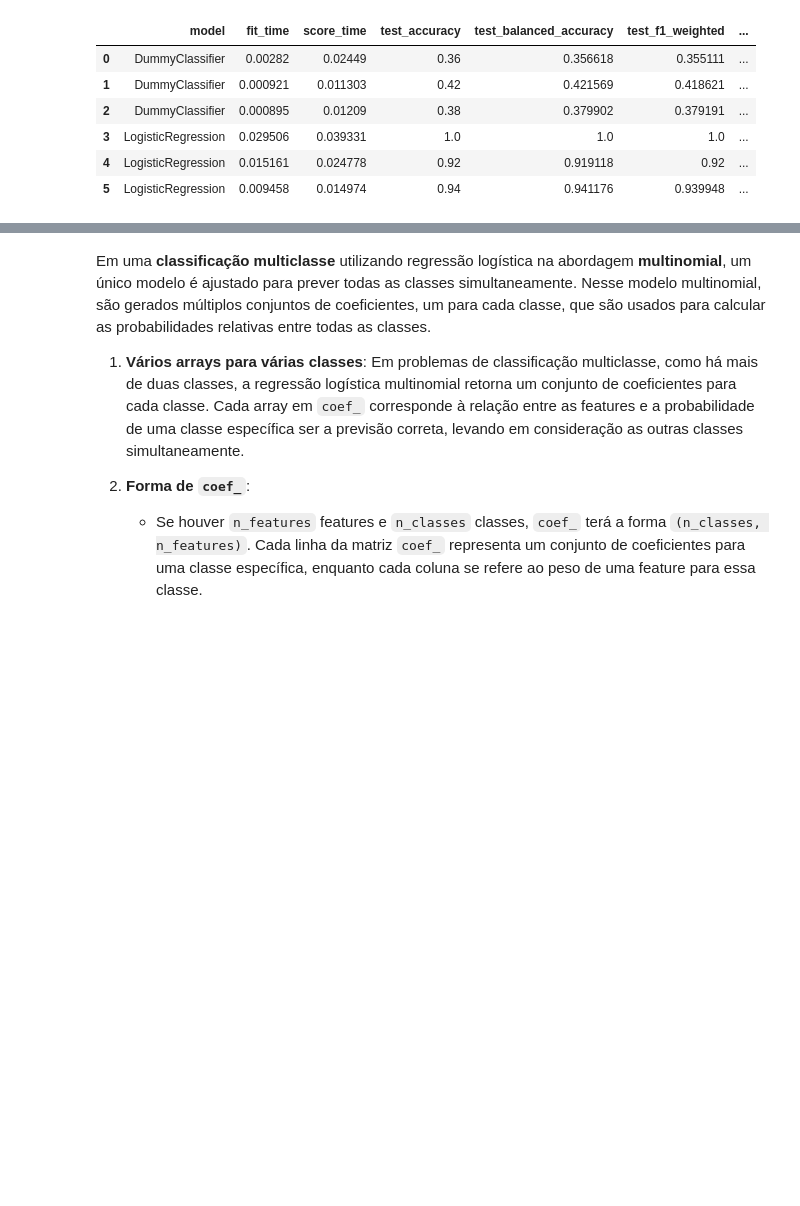
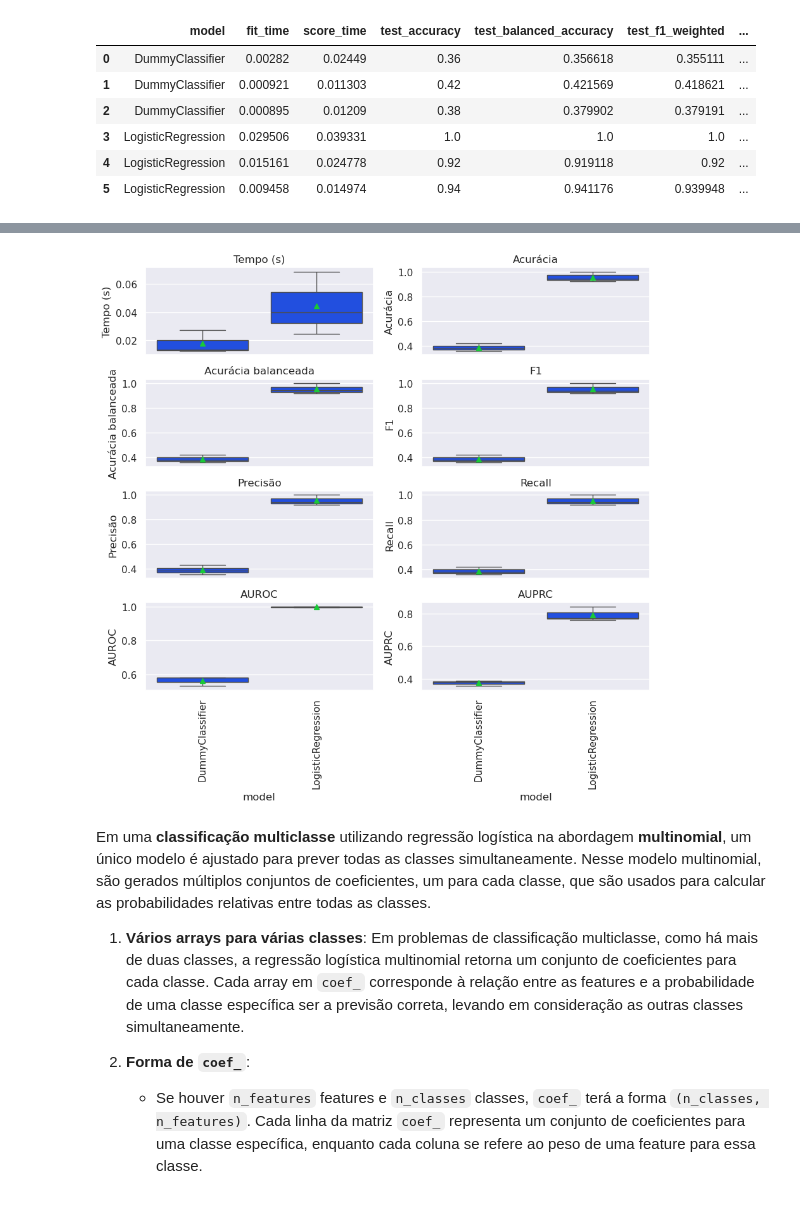
Before and after one commit to HilarioMarques/Classificacao_AlgoritmosLineares_BaseIris-, a Jupyter notebook: notebooks/ModelosPreProcessamento.ipynb, the cells around one changed output, grey strips where cells are left out. Saved outputs shown, nothing was run; the diff lists cells and outputs as text; code cells hidden in the pictures; blank space fills up the shorter version.

```diff
--- a/notebooks/ModelosPreProcessamento.ipynb
+++ b/notebooks/ModelosPreProcessamento.ipynb
@@ -98,3 +103,7 @@ df_resultados.groupby("modelo")
+# %%
+plot_comparar_metricas_modelos(df_resultados, multi_class=True)
+# %% [output]
+[figure, added]
 # %% [markdown]
 Em uma **classificação multiclasse** utilizando regressão logística na abordagem **multinomial**, um único modelo é ajustado para prever todas as classes simultaneamente. Nesse modelo multinomial, são gerados múltiplos conjuntos de coeficientes, um para cada classe, que são usados para calcular as probabilidades relativas entre todas as classes.
 
```
Also changed, not shown: parts of 1 cell of this notebook.
